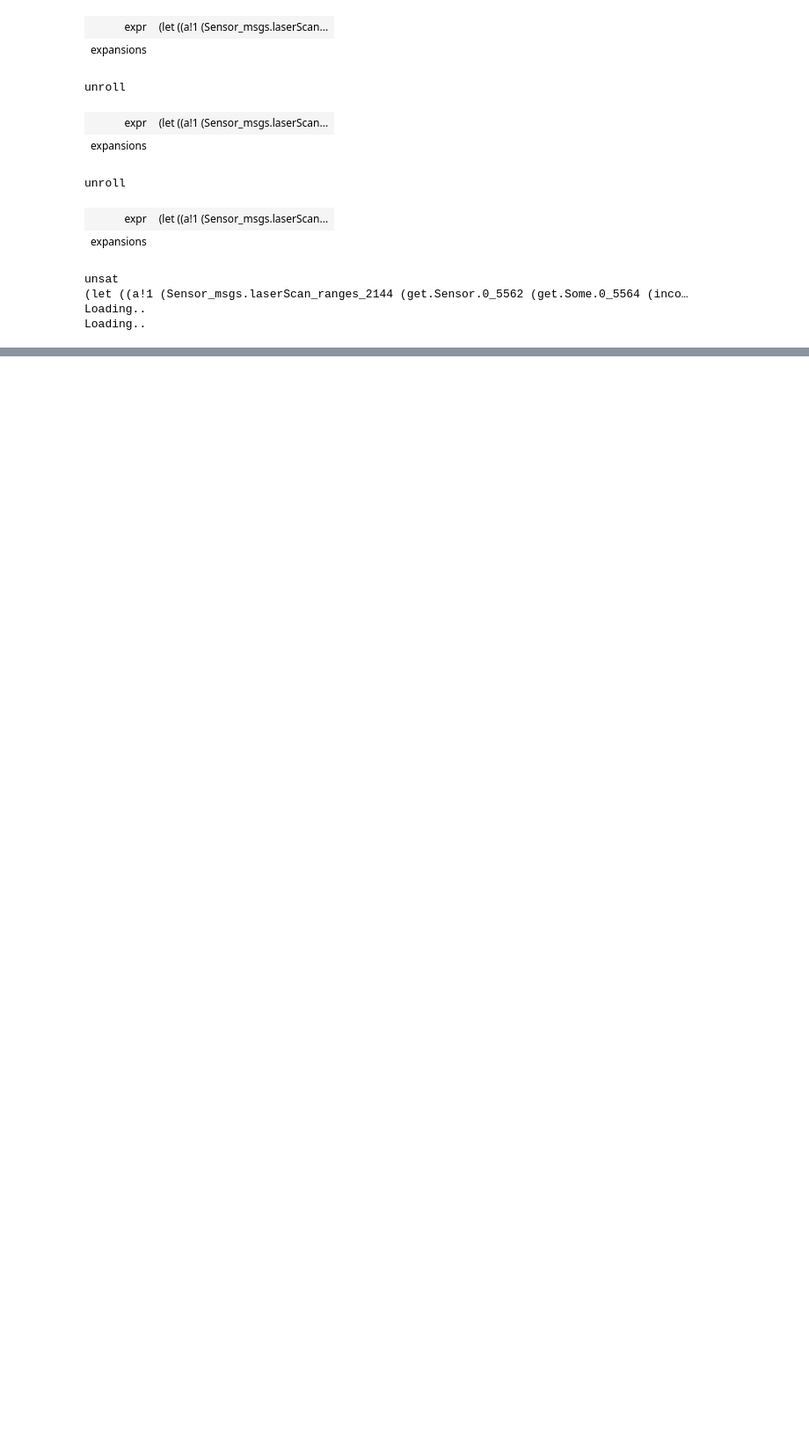
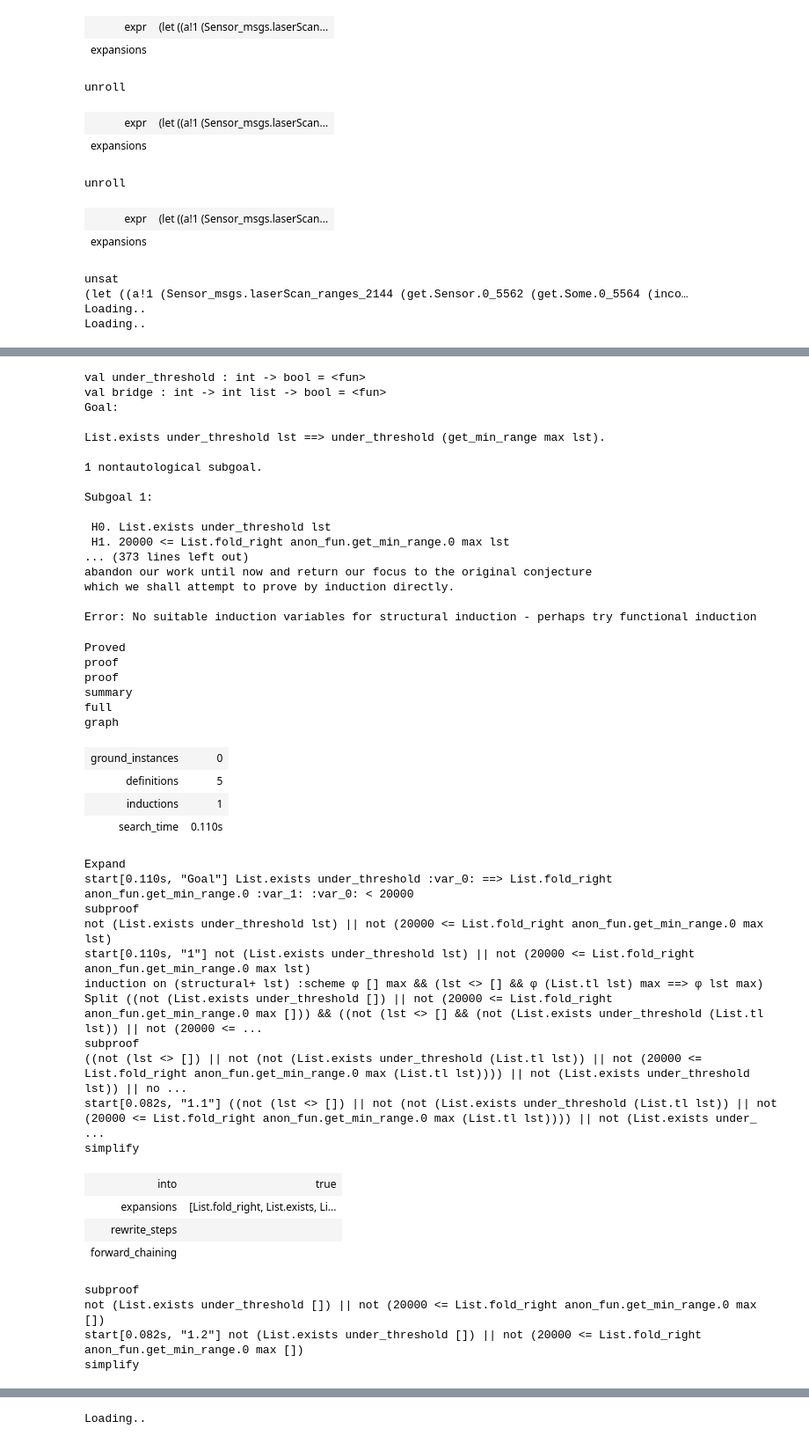
Before and after one commit to imandra-ai/imandra-ros, a Jupyter notebook: imandra_model/Robotic OS 2.ipynb, the cells around one changed output, grey strips where cells are left out. Shown: that part at 88% size. Saved outputs shown, nothing was run; the diff lists cells and outputs as text; code cells hidden in the pictures; blank space fills up the shorter version.

```diff
--- a/imandra_model/Robotic OS 2.ipynb
+++ b/imandra_model/Robotic OS 2.ipynb
@@ -453,0 +430,75 @@ Loading..
+# %%
+
+let under_threshold x = x < 20000
+;;
+
+(* We now need a bridge lemma, to translate between the `get_min_range`
+   concept and the `List.exists` concept. This will require induction. *)
+
+lemma bridge max lst =
+ List.exists under_threshold lst ==> under_threshold (get_min_range max lst)
+ [@@induct]
+;;
+
+(* Finally, we can prove the corollary by instantiating our two results above. *)
+
+lemma lemma_2 state =
+let open Sensor_msgs in
+  match state.incoming with None | Some (Clock _ ) -> true
+  | Some ( Sensor data ) ->
+  (  data.laserScan_ranges <> []
+  && List.exists under_threshold data.laserScan_ranges
+  ) ==> (one_step state).mode = Turning
+[@@apply lemma_1 state]
+[@@apply bridge
+    (match state.incoming with Some (Sensor data) -> data.laserScan_range_max | _ -> 0)
+    (match state.incoming with Some (Sensor data) -> data.laserScan_ranges | _ -> []) ]
+[@@induct]
+;;
+# %% [output]
+val under_threshold : int -> bool = <fun>
+val bridge : int -> int list -> bool = <fun>
+Goal:
+
+List.exists under_threshold lst ==> under_threshold (get_min_range max lst).
+
+1 nontautological subgoal.
+
+Subgoal 1:
+
+ H0. List.exists under_threshold lst
+ H1. 20000 <= List.fold_right anon_fun.get_min_range.0 max lst
+... (373 lines left out)
+abandon our work until now and return our focus to the original conjecture
+which we shall attempt to prove by induction directly.
+
+Error: No suitable induction variables for structural induction - perhaps try functional induction
+Proved
+proof
+proof
+summary
+full
+graph
+| ground_instances | 0 |
+| definitions | 5 |
+| inductions | 1 |
+| search_time | 0.110s |
+Expand
+start[0.110s, "Goal"] List.exists under_threshold :var_0: ==> List.fold_right anon_fun.get_min_range.0 :var_1: :var_0: < 20000
+subproof
+not (List.exists under_threshold lst) || not (20000 <= List.fold_right anon_fun.get_min_range.0 max lst)
+start[0.110s, "1"] not (List.exists under_threshold lst) || not (20000 <= List.fold_right anon_fun.get_min_range.0 max lst)
+induction on (structural+ lst) :scheme φ [] max && (lst <> [] && φ (List.tl lst) max ==> φ lst max)
+Split ((not (List.exists under_threshold []) || not (20000 <= List.fold_right anon_fun.get_min_range.0 max [])) && ((not (lst <> [] && (not (List.exists under_threshold (List.tl lst)) || not (20000 <= ...
+subproof
+((not (lst <> []) || not (not (List.exists under_threshold (List.tl lst)) || not (20000 <= List.fold_right anon_fun.get_min_range.0 max (List.tl lst)))) || not (List.exists under_threshold lst)) || no ...
+start[0.082s, "1.1"] ((not (lst <> []) || not (not (List.exists under_threshold (List.tl lst)) || not (20000 <= List.fold_right anon_fun.get_min_range.0 max (List.tl lst)))) || not (List.exists under_ ...
+simplify
+| into | true |
+| expansions | [List.fold_right, List.exists, Li... |
+| rewrite_steps |  |
+| forward_chaining |  |
+subproof
+not (List.exists under_threshold []) || not (20000 <= List.fold_right anon_fun.get_min_range.0 max [])
+start[0.082s, "1.2"] not (List.exists under_threshold []) || not (20000 <= List.fold_right anon_fun.get_min_range.0 max [])
+simplify
@@ -453,0 +509 @@ Loading..
+Loading..
```
Also changed, not shown: parts of 17 cells of this notebook.
